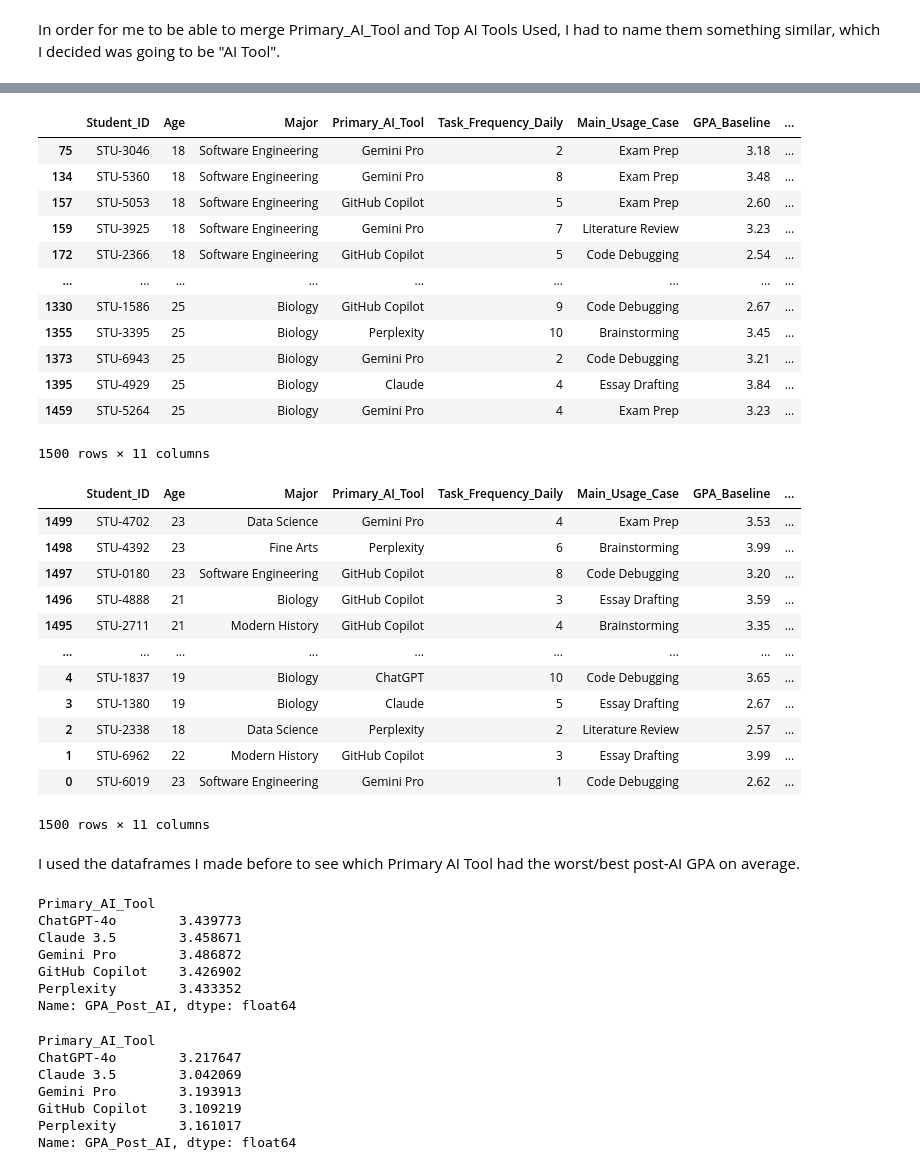
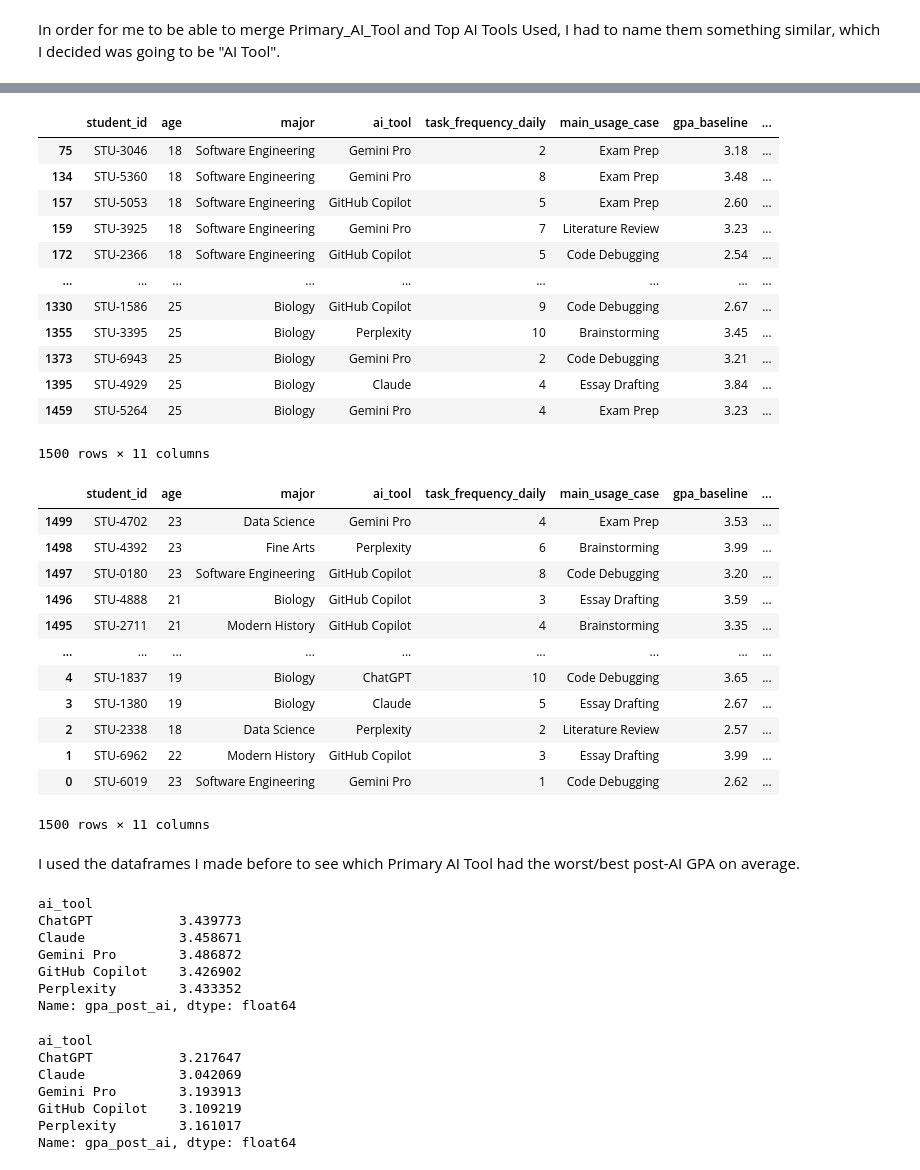
Before and after one commit to mjhess01/AI-Education-Analysis, a Jupyter notebook: Notebooks/dataset_exploration.ipynb, the cells around one changed output, grey strips where cells are left out. Saved outputs shown, nothing was run; the diff lists cells and outputs as text; code cells hidden in the pictures.

```diff
--- a/Notebooks/dataset_exploration.ipynb
+++ b/Notebooks/dataset_exploration.ipynb
@@ -189,6 +225,6 @@ jobs_df
 # %% [markdown]
 In order to maintain consistency between student_life_df['Primary_AI_Tool'] and content_df['Top AI Tools Used']. While we may lose a small amount of specificity in the model version, we won't be altering the statistics by doing so, since there isn't ChatGPT and ChatGPT-4o.
 # %%
-student_life_df['Primary_AI_Tool'] = student_life_df['Primary_AI_Tool'].replace({'Claude 3.5': 'Claude', 'ChatGPT-4o': 'ChatGPT'})
-student_life_df['Primary_AI_Tool'].value_counts()
+student_life_df['primary_ai_tool'] = student_life_df['primary_ai_tool'].replace({'Claude 3.5': 'Claude', 'ChatGPT-4o': 'ChatGPT'})
+student_life_df['primary_ai_tool'].value_counts()
 # %% [output]
@@ -295,5 +331,6 @@ content_df
 | 199 | South Korea | 2020 | Healthcare | 10.53 | 20.97 | 23.64 | ... |
 200 rows × 13 columns
 # %%
-student_life_df.rename(columns={'Primary_AI_Tool': 'AI_Tool'})
+student_life_df.rename(columns={'primary_ai_tool': 'ai_tool'}, inplace=True)
+student_life_df
 # %% [output]
@@ -332,7 +350,7 @@ jobs_df
 # %%
-student_life_df.sort_values(by=['Age', 'Major'], ascending=[True, False])
+student_life_df.sort_values(by=['age', 'major'], ascending=[True, False])
 # %% [output]
-|  | Student_ID | Age | Major | Primary_AI_Tool | Task_Frequency_Daily | Main_Usage_Case | GPA_Baseline | ... |
+|  | student_id | age | major | ai_tool | task_frequency_daily | main_usage_case | gpa_baseline | ... |
 | 75 | STU-3046 | 18 | Software Engineering | Gemini Pro | 2 | Exam Prep | 3.18 | ... |
 | 134 | STU-5360 | 18 | Software Engineering | Gemini Pro | 8 | Exam Prep | 3.48 | ... |
 | 157 | STU-5053 | 18 | Software Engineering | GitHub Copilot | 5 | Exam Prep | 2.60 | ... |
@@ -348,7 +366,7 @@ student_life_df.sort_values(by=['Age', 'Major'], ascending=[True, False])
 # %%
 student_life_df.sort_index(ascending = False)
 # %% [output]
-|  | Student_ID | Age | Major | Primary_AI_Tool | Task_Frequency_Daily | Main_Usage_Case | GPA_Baseline | ... |
+|  | student_id | age | major | ai_tool | task_frequency_daily | main_usage_case | gpa_baseline | ... |
 | 1499 | STU-4702 | 23 | Data Science | Gemini Pro | 4 | Exam Prep | 3.53 | ... |
 | 1498 | STU-4392 | 23 | Fine Arts | Perplexity | 6 | Brainstorming | 3.99 | ... |
 | 1497 | STU-0180 | 23 | Software Engineering | GitHub Copilot | 8 | Code Debugging | 3.20 | ... |
@@ -364,23 +382,23 @@ student_life_df.sort_index(ascending = False)
 # %% [markdown]
 I used the dataframes I made before to see which Primary AI Tool had the worst/best post-AI GPA on average.
 # %%
-GPA_growth_df.groupby('Primary_AI_Tool')['GPA_Post_AI'].mean()
+gpa_growth_df.groupby(student_life_df['ai_tool'])['gpa_post_ai'].mean()
 # %% [output]
-Primary_AI_Tool
-ChatGPT-4o        3.439773
-Claude 3.5        3.458671
+ai_tool
+ChatGPT           3.439773
+Claude            3.458671
 Gemini Pro        3.486872
 GitHub Copilot    3.426902
 Perplexity        3.433352
-Name: GPA_Post_AI, dtype: float64
+Name: gpa_post_ai, dtype: float64
 # %%
-GPA_decline_df.groupby('Primary_AI_Tool')['GPA_Post_AI'].mean()
+gpa_decline_df.groupby(student_life_df['ai_tool'])['gpa_post_ai'].mean()
 # %% [output]
-Primary_AI_Tool
-ChatGPT-4o        3.217647
-Claude 3.5        3.042069
+ai_tool
+ChatGPT           3.217647
+Claude            3.042069
 Gemini Pro        3.193913
 GitHub Copilot    3.109219
 Perplexity        3.161017
-Name: GPA_Post_AI, dtype: float64
+Name: gpa_post_ai, dtype: float64
 # %%
```
Also changed, not shown: parts of 47 cells of this notebook, 2 other files.
